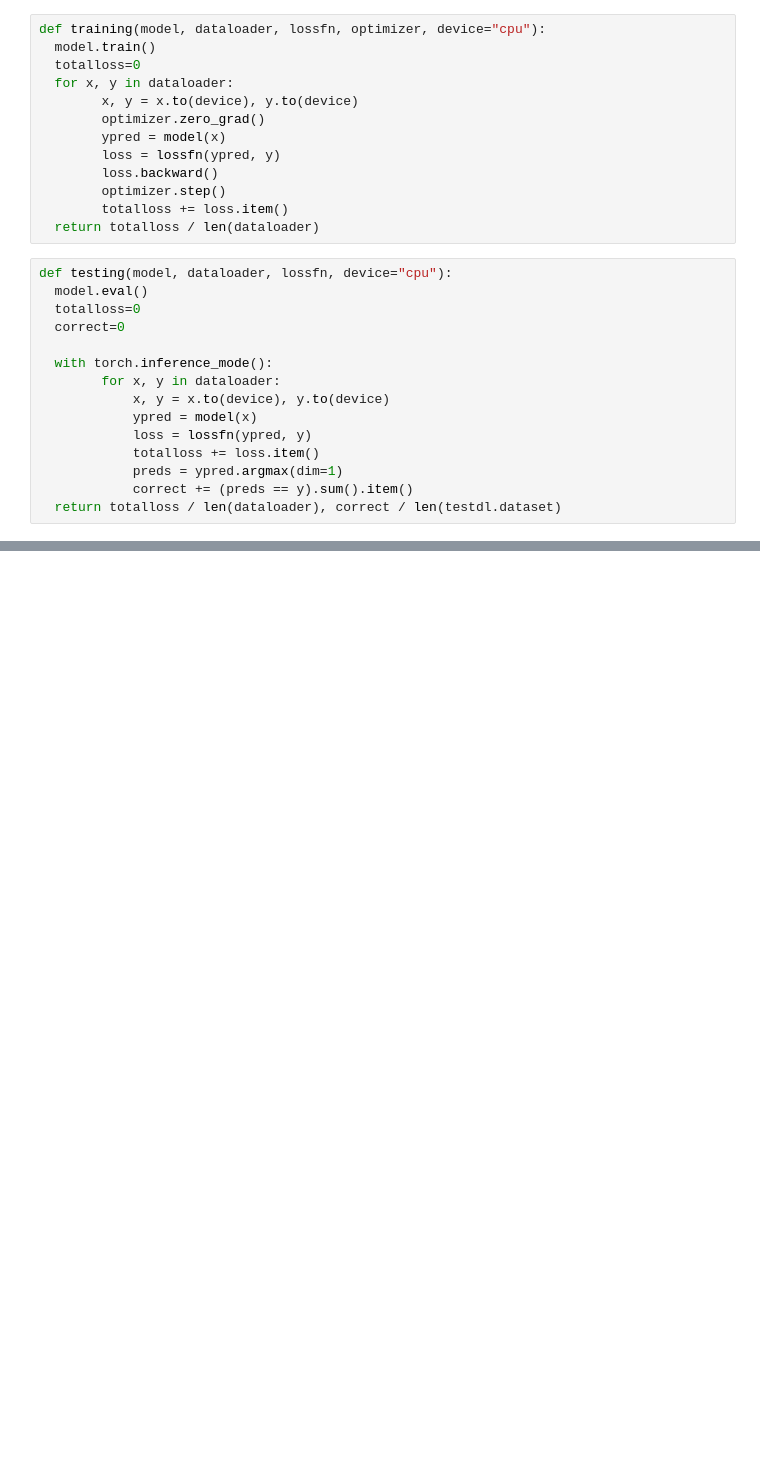
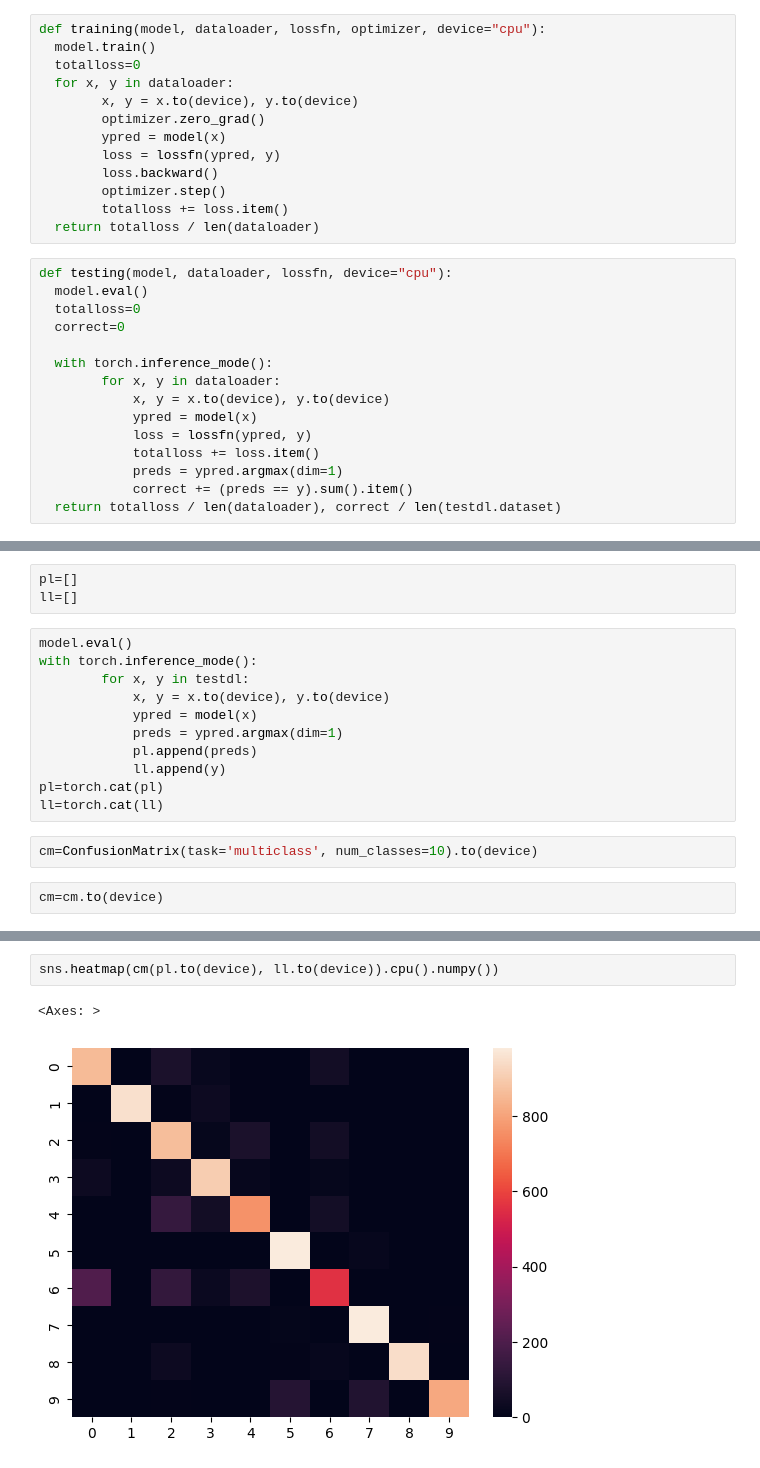
Before and after one commit to abdulwasaeee/Pytorch-Bootcamp, a Jupyter notebook: pytorch-CV.ipynb, the cells around one changed output, grey strips where cells are left out. Drawn from its saved outputs; the diff is of its cells as text; blank space fills up the shorter version.

```diff
--- a/pytorch-CV.ipynb
+++ b/pytorch-CV.ipynb
@@ -202,0 +226,18 @@ print(trainloss,testloss,testacc)
+# %%
+pl=[]
+ll=[]
+# %%
+model.eval()
+with torch.inference_mode():
+        for x, y in testdl:
+            x, y = x.to(device), y.to(device)
+            ypred = model(x)
+            preds = ypred.argmax(dim=1)
+            pl.append(preds)
+            ll.append(y)
+pl=torch.cat(pl)
+ll=torch.cat(ll)
+# %%
+cm=ConfusionMatrix(task='multiclass', num_classes=10).to(device)
+# %%
+cm=cm.to(device)
@@ -202,0 +257,5 @@ print(trainloss,testloss,testacc)
+# %%
+sns.heatmap(cm(pl.to(device), ll.to(device)).cpu().numpy())
+# %% [output]
+<Axes: >
+[figure, added]
```
Also changed, not shown: parts of 9 cells of this notebook.
